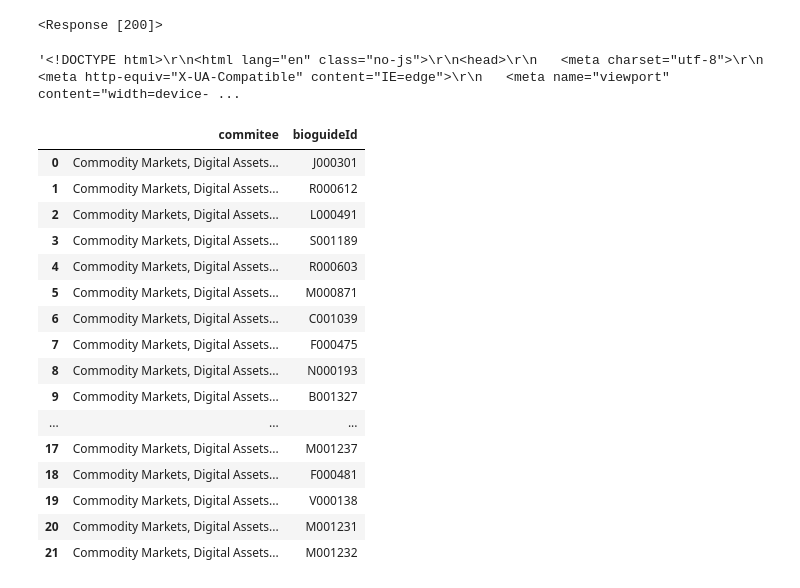
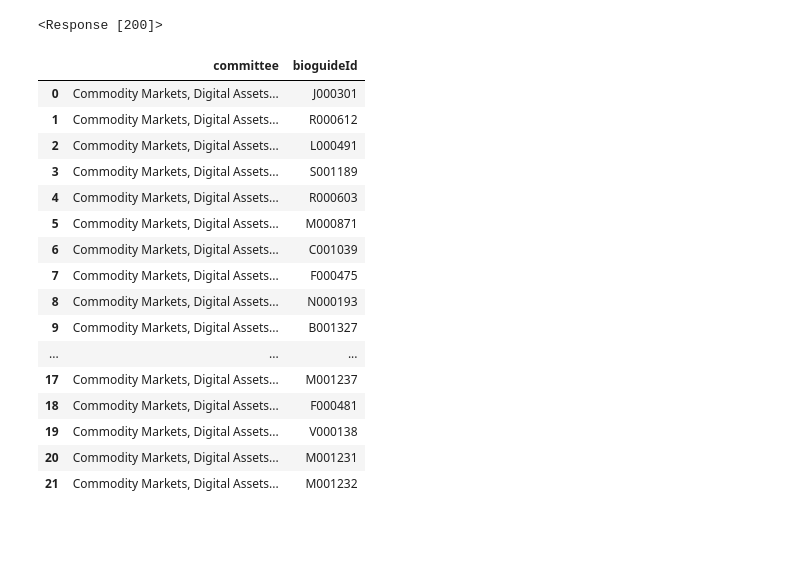
Before and after one commit to wdangds/ds6600-project, a Jupyter notebook: notebooks/demo_09_29_2026.ipynb, the cells around one changed output. Saved outputs shown, nothing was run; the diff lists cells and outputs as text; code cells hidden in the pictures; blank space fills up the shorter version.

```diff
--- a/notebooks/demo_09_29_2026.ipynb
+++ b/notebooks/demo_09_29_2026.ipynb
@@ -36,8 +36,8 @@ mylist = mysoup.find_all('a', attrs={'class': 'library-committeePanel-subItems'}
 {'url': 'https://clerk.house.gov/committees/AG22',
  'committee_name': 'Commodity Markets, Digital Assets, and Rural Development'}
 # %%
-committee_df = pd.DataFrame([{ "url": 'https://clerk.house.gov' + x.get('href'),
- "committee_name": x.text.strip() } for x in mylist])
+committee_df = pd.DataFrame([{'url': 'https://clerk.house.gov' + x['href'],
+ 'committee_name': x.text.strip()} for x in mylist])
 committee_df
 # %% [output]
 |  | url | committee_name |
@@ -54,5 +54,5 @@ committee_df
 | 109 | https://clerk.house.gov/committee... | Oversight and Investigations |
 110 rows × 2 columns
 # %%
-my_url = committee_df['url'][0]
+url = committee_df['url'][0]
 # %%
@@ -60,8 +60,4 @@ r = requests.get(my_url, headers=headers)
 r
 # %% [output]
 <Response [200]>
-# %%
-r.text
-# %% [output]
-'<!DOCTYPE html>\r\n<html lang="en" class="no-js">\r\n<head>\r\n   <meta charset="utf-8">\r\n   <meta http-equiv="X-UA-Compatible" content="IE=edge">\r\n   <meta name="viewport" content="width=device- ...
 # %%
@@ -70,24 +65,26 @@ mylist = mysoup.find_all('a', attrs={'title': 'View Profile'})
 # %%
+mylist = mysoup.find_all('a', attrs = {'title':'View Profile'})
+
 bioguideIds = [x['href'].replace('/Members/', '') for x in mylist]
+pd.DataFrame({'committee': committee_df['committee_name'][0],
+              'bioguideId': bioguideIds})
+# %% [output]
+|  | committee | bioguideId |
+| 0 | Commodity Markets, Digital Assets... | J000301 |
+| 1 | Commodity Markets, Digital Assets... | R000612 |
+| 2 | Commodity Markets, Digital Assets... | L000491 |
+| 3 | Commodity Markets, Digital Assets... | S001189 |
+| 4 | Commodity Markets, Digital Assets... | R000603 |
+| 5 | Commodity Markets, Digital Assets... | M000871 |
+| 6 | Commodity Markets, Digital Assets... | C001039 |
+| 7 | Commodity Markets, Digital Assets... | F000475 |
+| 8 | Commodity Markets, Digital Assets... | N000193 |
+| 9 | Commodity Markets, Digital Assets... | B001327 |
+| ... | ... | ... |
+| 17 | Commodity Markets, Digital Assets... | M001237 |
+| 18 | Commodity Markets, Digital Assets... | F000481 |
+| 19 | Commodity Markets, Digital Assets... | V000138 |
+| 20 | Commodity Markets, Digital Assets... | M001231 |
+| 21 | Commodity Markets, Digital Assets... | M001232 |
-# %%
-pd.DataFrame({'commitee': committee_df['committee_name'][0], 'bioguideId': bioguideIds})
-# %% [output]
-|  | commitee | bioguideId |
-| 0 | Commodity Markets, Digital Assets... | J000301 |
-| 1 | Commodity Markets, Digital Assets... | R000612 |
-| 2 | Commodity Markets, Digital Assets... | L000491 |
-| 3 | Commodity Markets, Digital Assets... | S001189 |
-| 4 | Commodity Markets, Digital Assets... | R000603 |
-| 5 | Commodity Markets, Digital Assets... | M000871 |
-| 6 | Commodity Markets, Digital Assets... | C001039 |
-| 7 | Commodity Markets, Digital Assets... | F000475 |
-| 8 | Commodity Markets, Digital Assets... | N000193 |
-| 9 | Commodity Markets, Digital Assets... | B001327 |
-| ... | ... | ... |
-| 17 | Commodity Markets, Digital Assets... | M001237 |
-| 18 | Commodity Markets, Digital Assets... | F000481 |
-| 19 | Commodity Markets, Digital Assets... | V000138 |
-| 20 | Commodity Markets, Digital Assets... | M001231 |
-| 21 | Commodity Markets, Digital Assets... | M001232 |
 # %%
 def congress_spider(url, committee):
```
Also changed, not shown: parts of 9 cells of this notebook, 55 other files.
